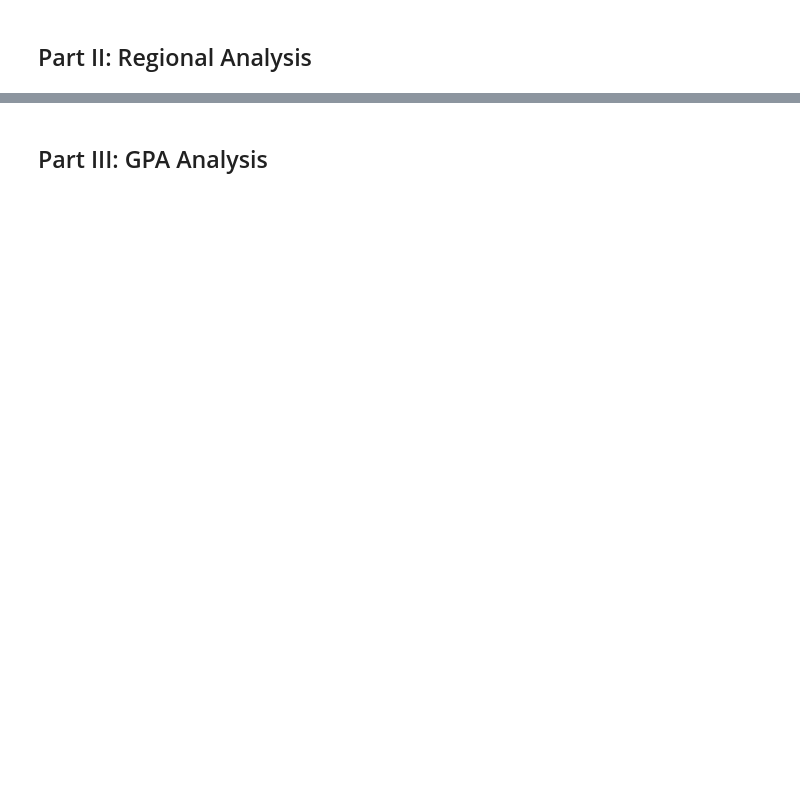
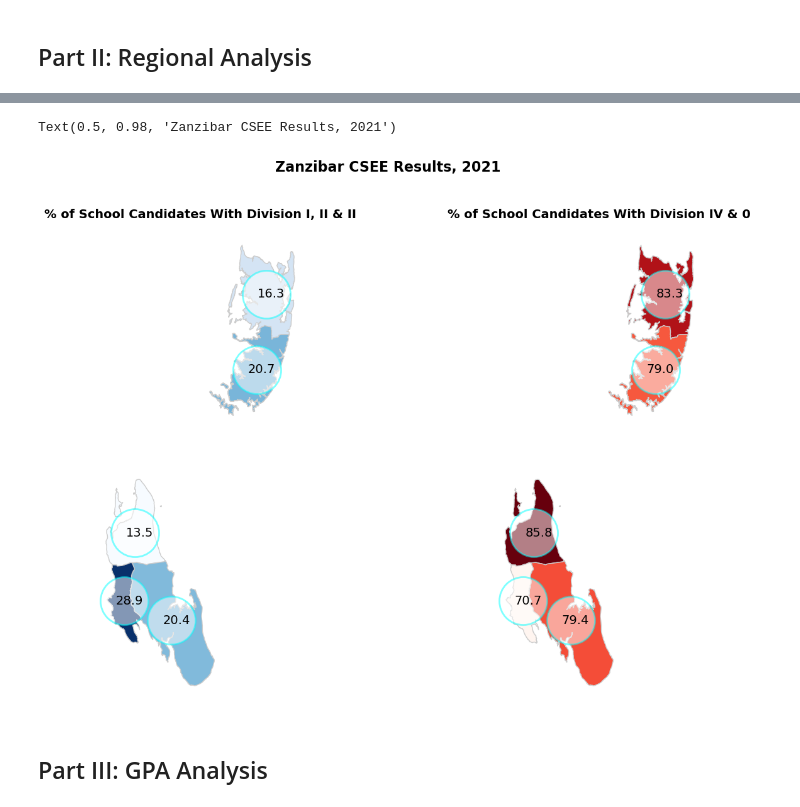
Before and after one commit to gandil/owid_demo, a Jupyter notebook: CSEE2022.ipynb, the cells around one changed output, grey strips where cells are left out. Saved outputs shown, nothing was run; the diff lists cells and outputs as text; code cells hidden in the pictures; blank space fills up the shorter version.

```diff
--- a/CSEE2022.ipynb
+++ b/CSEE2022.ipynb
@@ -276,33 +361,36 @@ fig, ax = plt.subplots(1,2, figsize = (15,10))
 zenj_results.plot(ax = ax[0], figsize = (15,15), column = 'good_pct', legend = False, cmap = 'Blues',
                 k =5, edgecolor = '#ccc', linewidth = 1,
                  legend_kwds={'label': "% with Division I,II & III",'orientation': "horizontal"}) #scheme = 'quantiles',
 zenj_results.centre.plot(ax = ax[0], color = 'white', markersize = 3000, alpha = 0.5, edgecolor = 'cyan', lw = 2)
 for x,y,value  in zip(zenj_results.centre.x, zenj_results.centre.y, zenj_results.good_pct):
     ax[0].annotate(round(value,1), xy=(x,y), xytext = (-10,-4), textcoords = 'offset points', fontsize = 14)
 # ax[0].margins(0)
 ax[0].set_axis_off()
 # plt.title('% of Candidates With Division I, II & III',fontdict = {'fontsize': 16,
 #         'fontweight': 'bold',
 #         'color': 'maroon',}
 #         )
 ax[0].set_title('% of School Candidates With Division I, II & II',fontdict = {'fontsize': 14,
         'fontweight': 'bold',
         'color': 'black',}
                )
 # plt.show()
-zenj_results.plot(ax = ax[1], figsize = (15,15), column = 'low_pct', legend = False, cmap = 'Reds',
+zenj_results.plot(ax = ax[1], figsize = (15,10), column = 'low_pct', legend = False, cmap = 'Reds',
                k =5, edgecolor = '#ccc', linewidth = 1,
                  legend_kwds={'label': "% with Division IV & 0",'orientation': "horizontal"}) #scheme = 'quantiles',
 zenj_results.centre.plot(ax = ax[1], color = 'white', markersize = 3000, alpha = 0.5, edgecolor = 'cyan', lw = 2)
 for x,y,value  in zip(zenj_results.centre.x, zenj_results.centre.y, zenj_results.low_pct):
     ax[1].annotate(round(value,1), xy=(x,y), xytext = (-10,-4), textcoords = 'offset points', fontsize = 14)
 ax[1].set_axis_off()
 
 ax[1].set_title('% of School Candidates With Division IV & 0',fontdict = {'fontsize': 14,
         'fontweight': 'bold',
         'color': 'black',})
 fig.suptitle('Zanzibar CSEE Results, 2021', fontsize = 16, fontweight = 'bold', color = 'black' )
 # plt.savefig('zenj-2021.png', dpi = 300)
 # plt.show()
+# %% [output]
+Text(0.5, 0.98, 'Zanzibar CSEE Results, 2021')
+[figure, added]
 # %% [markdown]
 ## Part III: GPA Analysis
```
Also changed, not shown: parts of 23 cells of this notebook, 10 other files.
